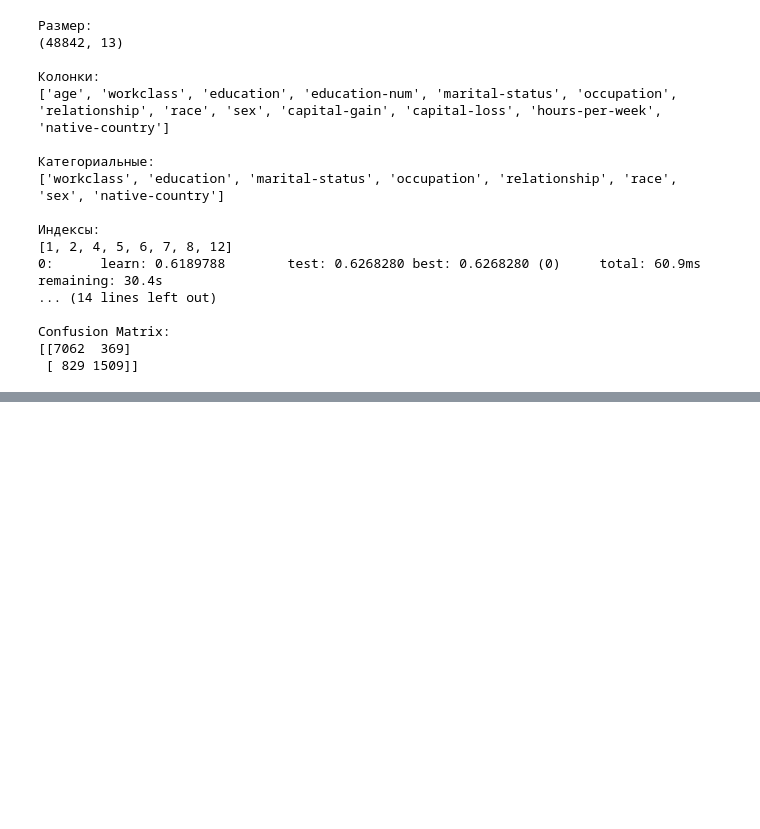
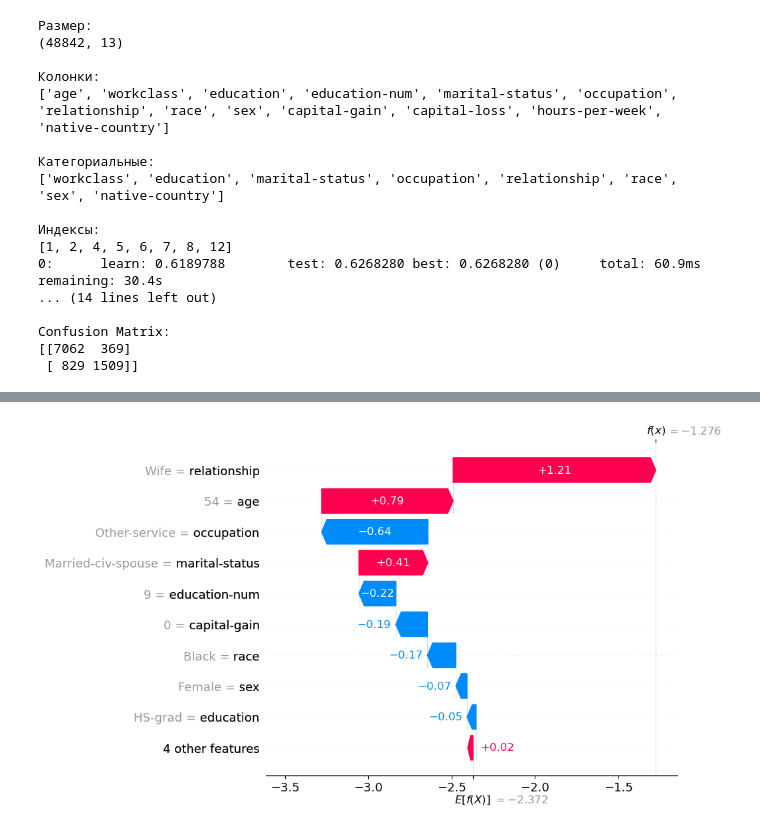
Before and after one commit to ZOKHIDKHANJAROV/Lesson_ML, a Jupyter notebook: analysis.ipynb, the cells around one changed output, grey strips where cells are left out. Drawn from its saved outputs; the diff is of its cells as text; code cells hidden in the pictures; blank space fills up the shorter version.

```diff
--- a/analysis.ipynb
+++ b/analysis.ipynb
@@ -843,0 +882,13 @@ Confusion Matrix:
+# %%
+# Берём одного человека
+sample = X_test.iloc[[0]]
+
+# SHAP для него
+sample_shap = explainer(sample)
+
+# Водопад причин решения
+shap.plots.waterfall(
+    sample_shap[0]
+)
+# %% [output]
+[figure, added]
```
Also changed, not shown: parts of 5 cells of this notebook, 2 other files.
